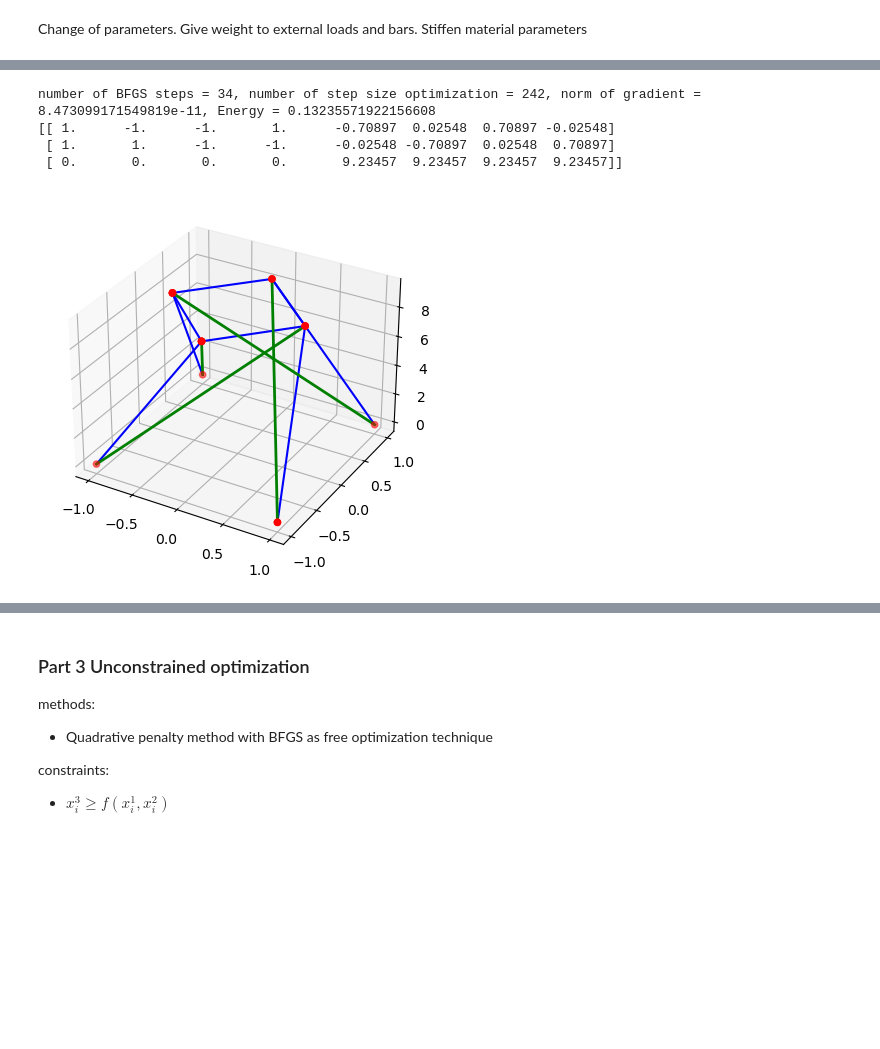
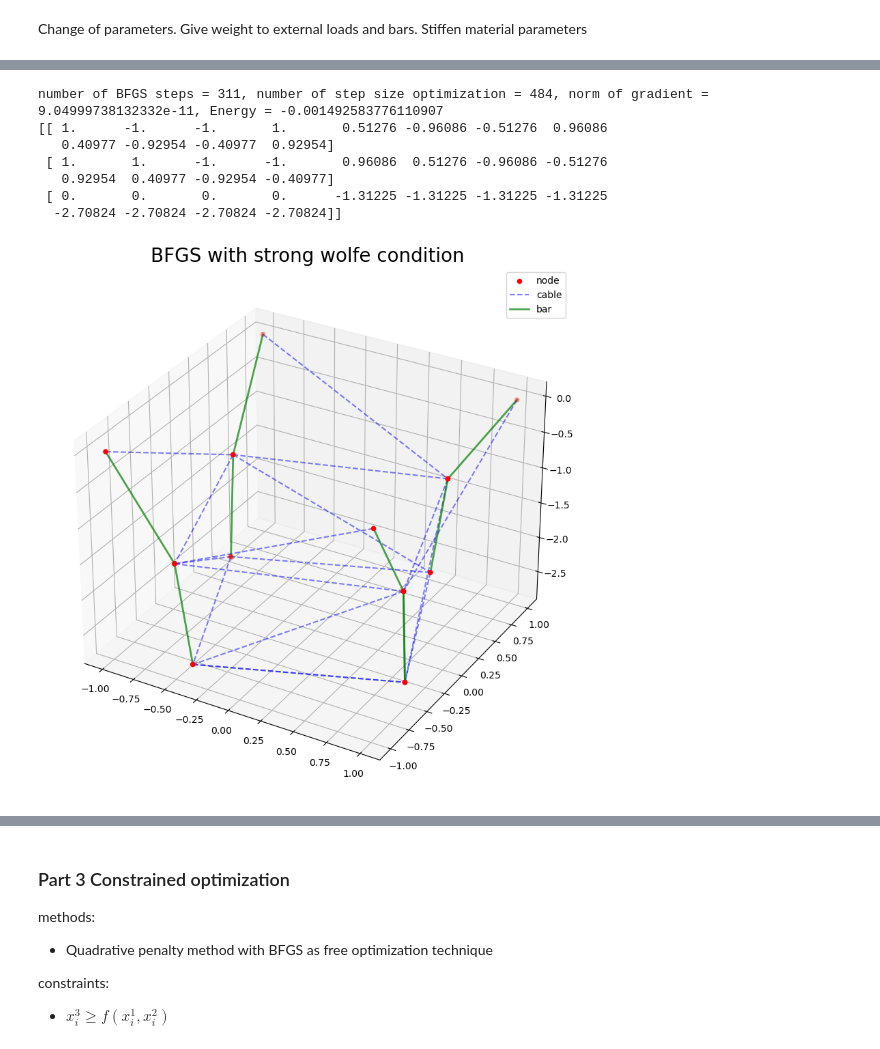
Before and after one commit to markus0800/Project_TMA4180, a Jupyter notebook: project_optimization.ipynb, the cells around one changed output, grey strips where cells are left out. Drawn from its saved outputs; the diff is of its cells as text; code cells hidden in the pictures; blank space fills up the shorter version.

```diff
--- a/project_optimization.ipynb
+++ b/project_optimization.ipynb
@@ -270,16 +312,28 @@ Change of parameters. Give weight to external loads and bars. Stiffen material p
 # %%
-mg, pg, k, c = 0.001, 1e-4, 1,4
+mg, pg, k, c = 0, 1e-4, 0.1, 1
+X_BFGS, error_BFGS = BFGS2(E, gradient_E, np.copy(X), A, B, L, fixed_points, mg, pg, k, c, tol = 1e-10, alt_strong_w = True)
 
-X_BFGS = BFGS(E, gradient_E, np.copy(X), A, B, L, fixed_points, mg, pg, k, c)
-
+plt.figure(figsize=(10,10))
 ax1 = plt.axes(projection = '3d')
-
 plot_cable_net(X_BFGS, A, ax1)
 plot_bar_net(X_BFGS, B, ax1)
+ax1.set_title(f'BFGS with strong wolfe condition' , fontsize = 20)
+plt.savefig('BFGS_alt_strong_wolfe_tensegrity_dome_with_weight.png')
 print(X_BFGS)
+
+index = range(len(error_BFGS_alt_strong_wolfe))
+plt.figure(figsize = (10,10))
+plt.plot(index, np.log10(error_BFGS_alt_strong_wolfe))
+plt.xlabel(f'steps', fontsize = 20)
+plt.ylabel(r'$\log(\nabla{E}$)', fontsize = 20)
+plt.title(f'log convergence plot', fontsize = 20)
+plt.savefig('log_convergence_BFGS_alt_strong_wolfe_tensegrity_dome_with_weight.png')
 # %% [output]
-number of BFGS steps = 34, number of step size optimization = 242, norm of gradient = 8.473099171549819e-11, Energy = 0.13235571922156608
-[[ 1.      -1.      -1.       1.      -0.70897  0.02548  0.70897 -0.02548]
- [ 1.       1.      -1.      -1.      -0.02548 -0.70897  0.02548  0.70897]
- [ 0.       0.       0.       0.       9.23457  9.23457  9.23457  9.23457]]
+number of BFGS steps = 311, number of step size optimization = 484, norm of gradient = 9.04999738132332e-11, Energy = -0.001492583776110907
+[[ 1.      -1.      -1.       1.       0.51276 -0.96086 -0.51276  0.96086
+   0.40977 -0.92954 -0.40977  0.92954]
+ [ 1.       1.      -1.      -1.       0.96086  0.51276 -0.96086 -0.51276
+   0.92954  0.40977 -0.92954 -0.40977]
+ [ 0.       0.       0.       0.      -1.31225 -1.31225 -1.31225 -1.31225
+  -2.70824 -2.70824 -2.70824 -2.70824]]
-[figure, old version]
+[figure, new version]
@@ -286,5 +341,5 @@ number of BFGS steps = 34, number of step size optimization = 242, norm of gradi
 # %% [markdown]
-### Part 3 Unconstrained optimization
+### Part 3 Constrained optimization
 
 methods:
 - Quadrative penalty method with BFGS as free optimization technique
```
Also changed, not shown: parts of 26 cells of this notebook, 1 other file.
